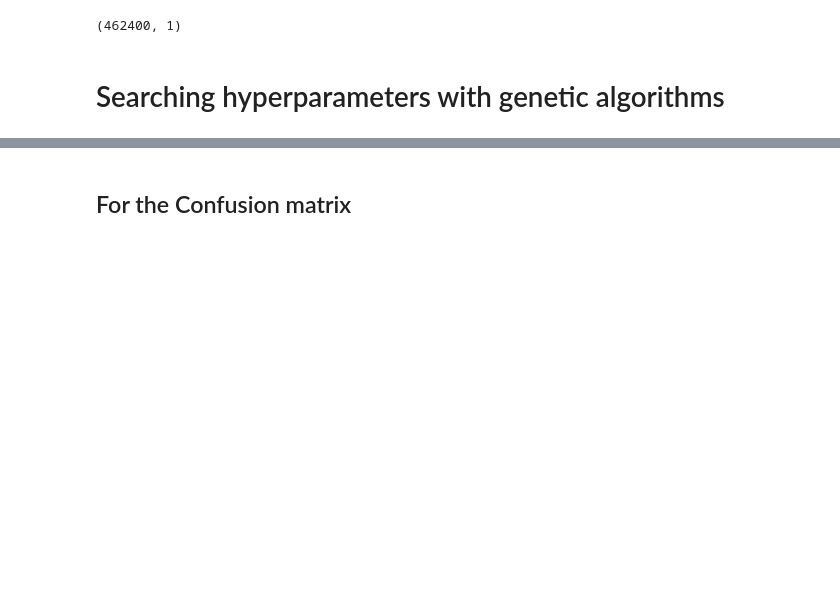
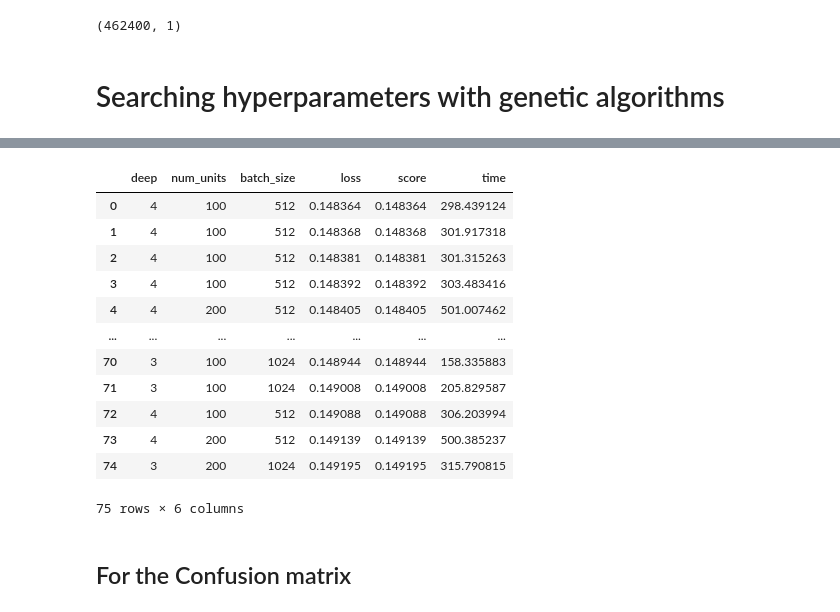
Before and after one commit to igomezv/ANN_Nbody, a Jupyter notebook: ANN_NBody_genetic_hyperparameters.ipynb, the cells around one changed output, grey strips where cells are left out. Drawn from its saved outputs; the diff is of its cells as text; code cells hidden in the pictures; blank space fills up the shorter version.

```diff
--- a/ANN_NBody_genetic_hyperparameters.ipynb
+++ b/ANN_NBody_genetic_hyperparameters.ipynb
@@ -171,3 +183,19 @@ print("Total elapsed time:", (time.time()-t)/60, "minutes")
+# %%
+net_fit.history.sort_values(by='score')
+# %% [output]
+|  | deep | num_units | batch_size | loss | score | time |
+| 0 | 4 | 100 | 512 | 0.148364 | 0.148364 | 298.439124 |
+| 1 | 4 | 100 | 512 | 0.148368 | 0.148368 | 301.917318 |
+| 2 | 4 | 100 | 512 | 0.148381 | 0.148381 | 301.315263 |
+| 3 | 4 | 100 | 512 | 0.148392 | 0.148392 | 303.483416 |
+| 4 | 4 | 200 | 512 | 0.148405 | 0.148405 | 501.007462 |
+| ... | ... | ... | ... | ... | ... | ... |
+| 70 | 3 | 100 | 1024 | 0.148944 | 0.148944 | 158.335883 |
+| 71 | 3 | 100 | 1024 | 0.149008 | 0.149008 | 205.829587 |
+| 72 | 4 | 100 | 512 | 0.149088 | 0.149088 | 306.203994 |
+| 73 | 4 | 200 | 512 | 0.149139 | 0.149139 | 500.385237 |
+| 74 | 3 | 200 | 1024 | 0.149195 | 0.149195 | 315.790815 |
+75 rows × 6 columns
 # %% [markdown]
 ## For the Confusion matrix
 # %%
```
Also changed, not shown: parts of 9 cells of this notebook, 3 other files.
